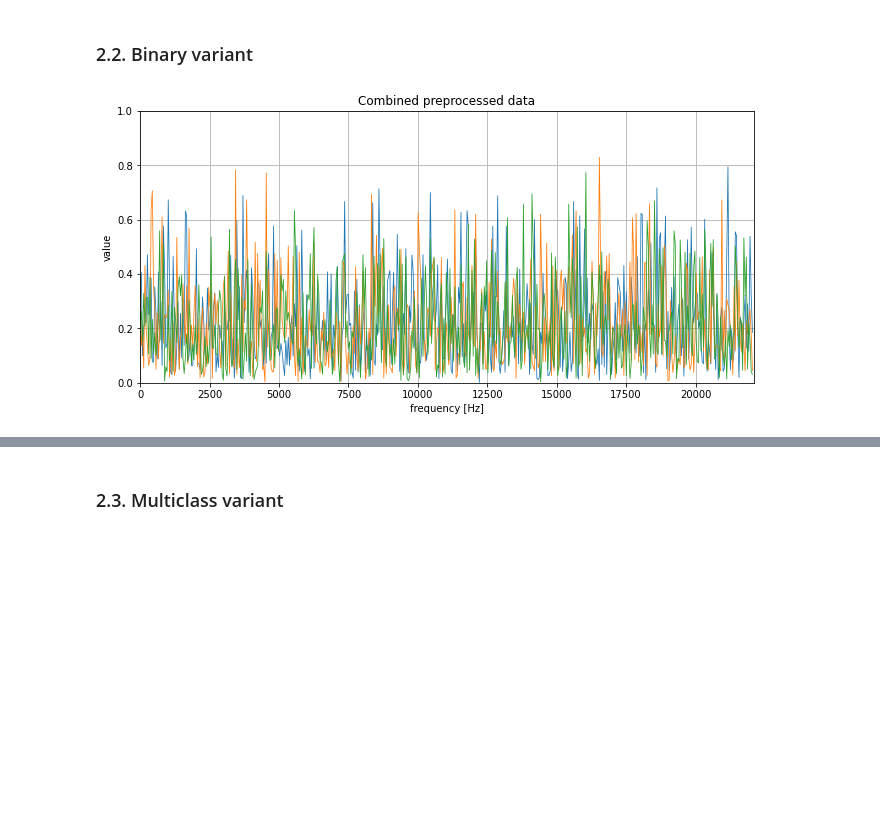
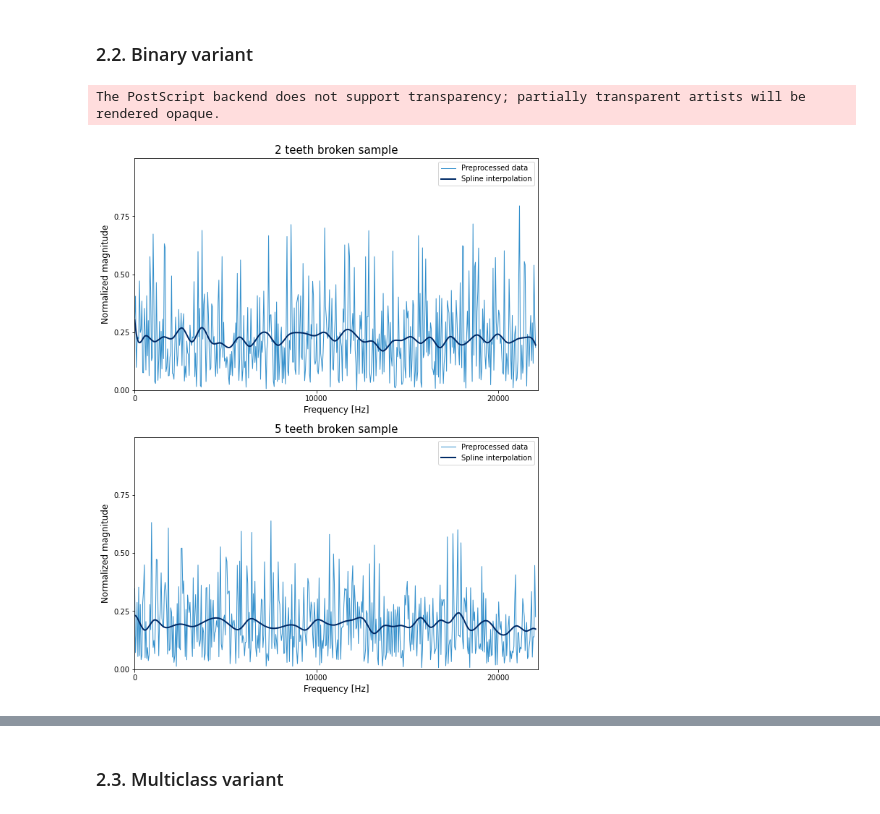
Before and after one commit to Porbi96/fda-time-series-classification, a Jupyter notebook: src/main.ipynb, the cells around one changed output, grey strips where cells are left out. Drawn from its saved outputs; the diff is of its cells as text; code cells hidden in the pictures; blank space fills up the shorter version.

```diff
--- a/src/main.ipynb
+++ b/src/main.ipynb
@@ -19,6 +19,22 @@ import matplotlib.pyplot as plt
 
 from multiclass_logistic_regression import MulticlassLogisticRegression
 from wav_utils import create_wav_fdatagrid, transform_time_to_fft
+# %%
+LIGHT = '#B3FFFF' #179, 255, 255,
+
+LIGHT_HIGHLIGHT= '#9AF6FF' #154, 246,255
+
+MID = '#67C3FF'#103,195,255
+
+MID_HIGHLIGHT = '#3490CC' #52,144,204
+
+DARK = '#015D99' #1,93,153
+
+DARK_HIGHLIGHT = '#002A66' #0,42,102
+
+GREEN="#00FF00" # RGB
+
+LIGHT_GREY="#DDDDDD" # RGB
 # %% [markdown]
 ## 1. Classification demo
 Made with use of generated dataset to show accuracy of logistic regression in both variants.
@@ -146,26 +174,49 @@ plt.show()
 # %%
 # Choose two classes/datasets:
 fd1 = fd_2_fft
 fd2 = fd_5_fft
 
 # Set labels for final visualisations:
 # (First label has to be longer than or equal to the second due to a bug in skfda lib, will be fixed in the future):
-fd1_label = '2 teeth'
-fd2_label = '5 teeth'
+fd1_label = '2 teeth broken'
+fd2_label = '5 teeth broken'
 
 # Dataset concatenation:
 fd = fd1.concatenate(fd2)
 
-fig, ax = plt.subplots(1, figsize=(11, 5))
-fd[:3].plot(linewidth=0.8, axes=ax)
+# Basis spline data interpolation - number of basis functions can be chosen (at least 5 due to spline 4th order)
+bss = BSpline(n_basis=45)
+fd_basis = fd.to_basis(bss).to_grid()
 
-ax.set_title("Combined preprocessed data")
-ax.set(xlabel='frequency [Hz]', ylabel='value')
-ax.grid()
-plt.ylim([0, 1])
-plt.xlim([0, 22100])
 
-plt.savefig("../docs/imgs/combined_preprocessed_data.eps", dpi=150, bbox_inches='tight')
+
+fig, axes = plt.subplots(2, 1, figsize=(10, 13))
+fd[0].plot(linewidth=1, axes=axes[0], group=0, group_colors=[MID_HIGHLIGHT])
+fd_basis[0].plot(linewidth=2, axes=axes[0], group=0, group_colors=[DARK_HIGHLIGHT])
+fd[40].plot(linewidth=1, axes=axes[1], group=0, group_colors=[MID_HIGHLIGHT])
+fd_basis[40].plot(linewidth=2, axes=axes[1], group=0, group_colors=[DARK_HIGHLIGHT])
+
+
+axes[0].set_title(fd1_label + " sample", fontsize=15)
+axes[0].set_xlabel('Frequency [Hz]', fontsize=12)
+axes[0].set_ylabel('Normalized magnitude', fontsize=12)
+axes[0].legend(['Preprocessed data', 'Spline interpolation'])
+axes[0].xaxis.set_ticks(np.arange(0, 23000, 10000))
+axes[0].yaxis.set_ticks(np.arange(0, 1, 0.25))
+axes[0].set_ylim([0, 1])
+axes[0].set_xlim([0, 22200])
+
+axes[1].set_title(fd2_label + " sample", fontsize=15)
+axes[1].set_xlabel('Frequency [Hz]', fontsize=12)
+axes[1].set_ylabel('Normalized magnitude', fontsize=12)
+axes[1].legend(['Preprocessed data', 'Spline interpolation'])
+axes[1].xaxis.set_ticks(np.arange(0, 23000, 10000))
+axes[1].yaxis.set_ticks(np.arange(0, 1, 0.25))
+axes[1].set_ylim([0, 1])
+axes[1].set_xlim([0, 22200])
+
+plt.savefig("../docs/imgs/combined_data_with_splines.eps", dpi=300, bbox_inches='tight')
 plt.show()
 # %% [output]
+The PostScript backend does not support transparency; partially transparent artists will be rendered opaque.
-[figure, old version]
+[figure, new version]
```
Also changed, not shown: parts of 9 cells of this notebook, 12 other files.
